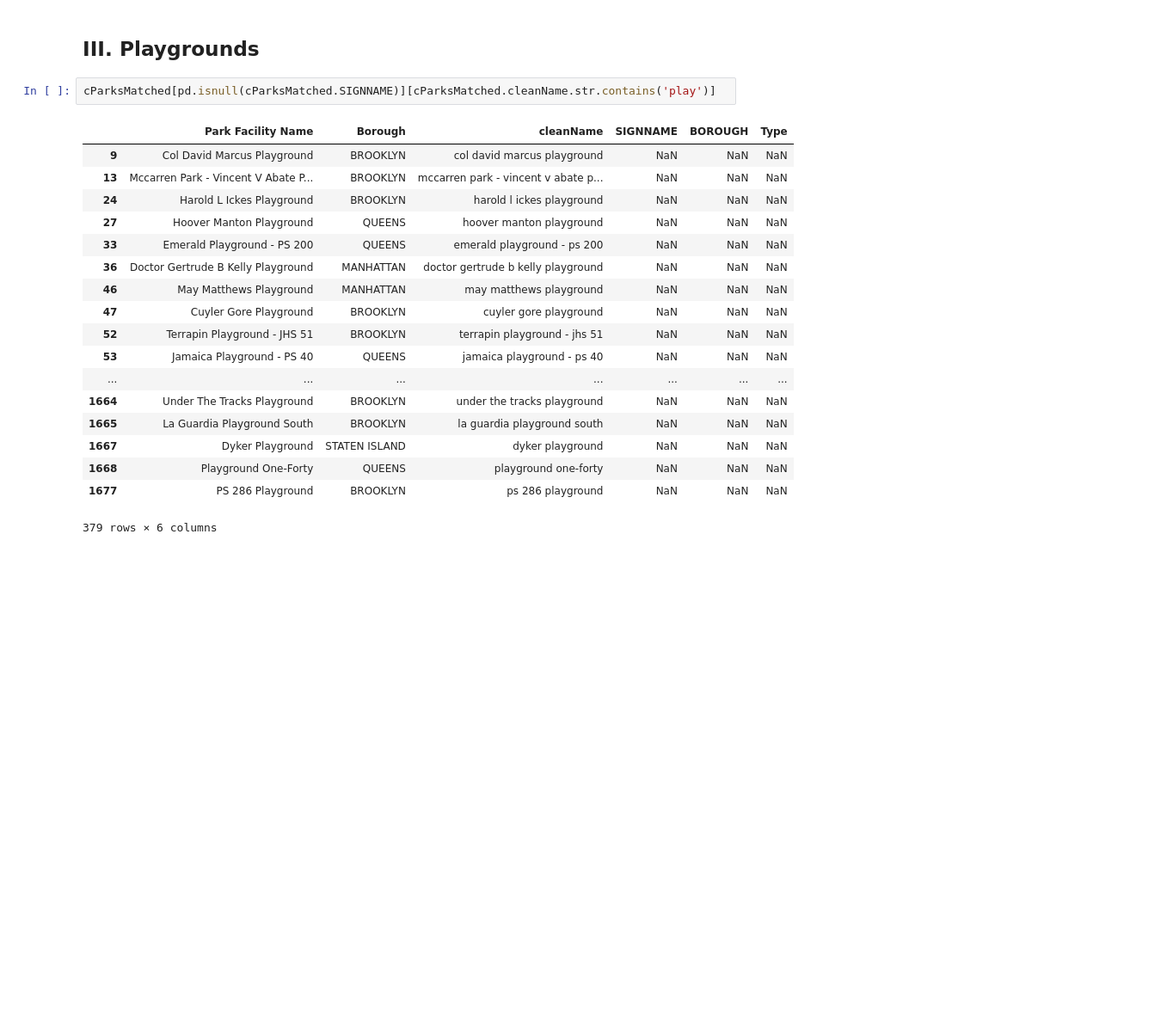
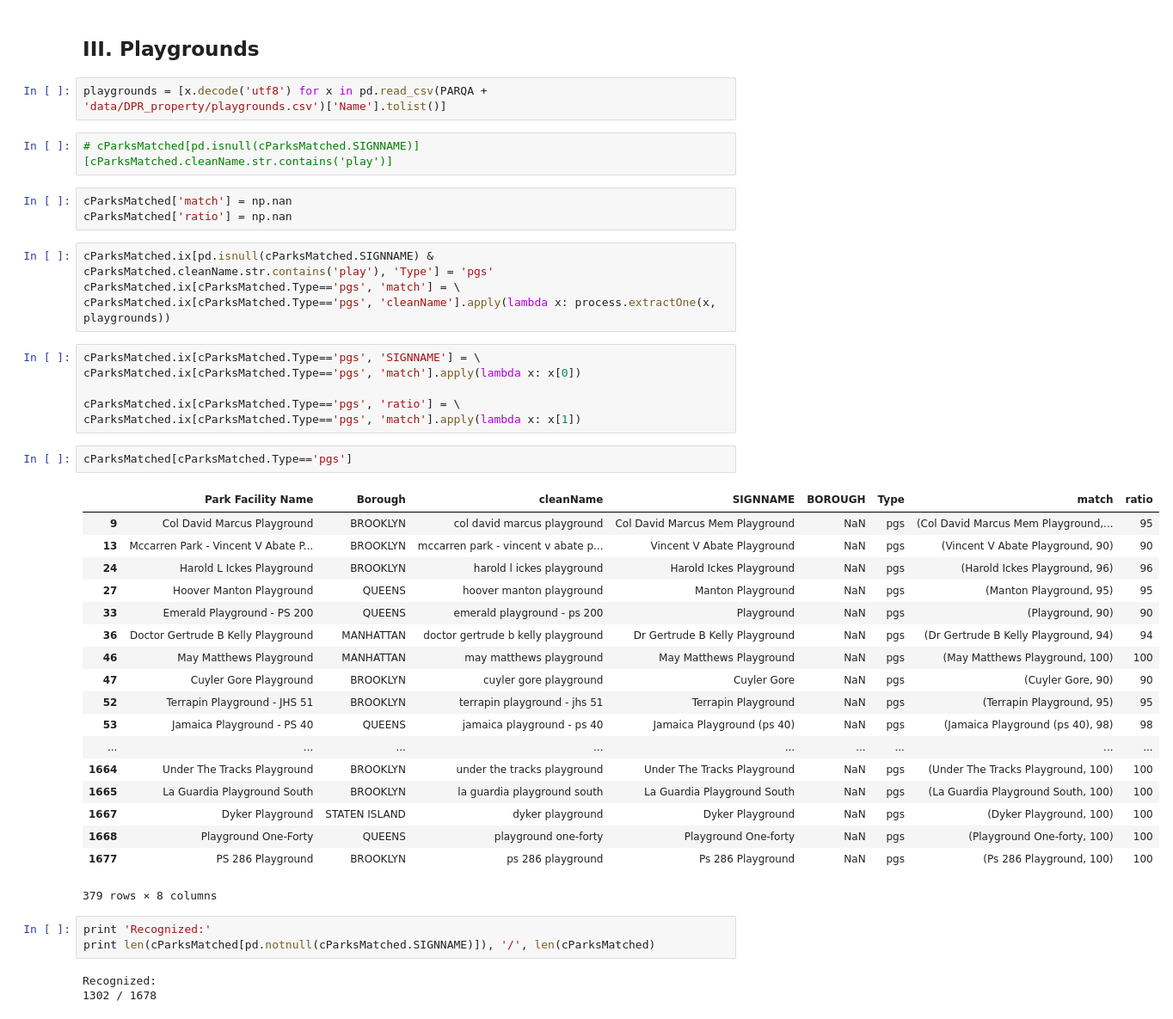
Before and after one commit to gdobler/parqa, a Jupyter notebook: 311/ONTOLOGY/Ontology2.0.ipynb, the cells around one changed output. Shown at 86% size. Cells and saved outputs as stored; diff of their text form; blank space fills up the shorter version.

```diff
--- a/311/ONTOLOGY/Ontology2.0.ipynb
+++ b/311/ONTOLOGY/Ontology2.0.ipynb
@@ -140,24 +140,47 @@ Recognized:
 923 / 1678
 # %% [markdown]
 ## III. Playgrounds
+# %%
+playgrounds = [x.decode('utf8') for x in pd.read_csv(PARQA + 'data/DPR_property/playgrounds.csv')['Name'].tolist()]
 # %%
-cParksMatched[pd.isnull(cParksMatched.SIGNNAME)][cParksMatched.cleanName.str.contains('play')]
+# cParksMatched[pd.isnull(cParksMatched.SIGNNAME)][cParksMatched.cleanName.str.contains('play')]
-# %% [output]
-|  | Park Facility Name | Borough | cleanName | SIGNNAME | BOROUGH | Type |
-| 9 | Col David Marcus Playground | BROOKLYN | col david marcus playground | NaN | NaN | NaN |
-| 13 | Mccarren Park - Vincent V Abate P... | BROOKLYN | mccarren park - vincent v abate p... | NaN | NaN | NaN |
-| 24 | Harold L Ickes Playground | BROOKLYN | harold l ickes playground | NaN | NaN | NaN |
-| 27 | Hoover Manton Playground | QUEENS | hoover manton playground | NaN | NaN | NaN |
-| 33 | Emerald Playground - PS 200 | QUEENS | emerald playground - ps 200 | NaN | NaN | NaN |
-| 36 | Doctor Gertrude B Kelly Playground | MANHATTAN | doctor gertrude b kelly playground | NaN | NaN | NaN |
-| 46 | May Matthews Playground | MANHATTAN | may matthews playground | NaN | NaN | NaN |
-| 47 | Cuyler Gore Playground | BROOKLYN | cuyler gore playground | NaN | NaN | NaN |
-| 52 | Terrapin Playground - JHS 51 | BROOKLYN | terrapin playground - jhs 51 | NaN | NaN | NaN |
-| 53 | Jamaica Playground - PS 40 | QUEENS | jamaica playground - ps 40 | NaN | NaN | NaN |
-| ... | ... | ... | ... | ... | ... | ... |
-| 1664 | Under The Tracks Playground | BROOKLYN | under the tracks playground | NaN | NaN | NaN |
-| 1665 | La Guardia Playground South | BROOKLYN | la guardia playground south | NaN | NaN | NaN |
-| 1667 | Dyker Playground | STATEN ISLAND | dyker playground | NaN | NaN | NaN |
-| 1668 | Playground One-Forty | QUEENS | playground one-forty | NaN | NaN | NaN |
-| 1677 | PS 286 Playground | BROOKLYN | ps 286 playground | NaN | NaN | NaN |
-379 rows × 6 columns
+# %%
+cParksMatched['match'] = np.nan
+cParksMatched['ratio'] = np.nan
+# %%
+cParksMatched.ix[pd.isnull(cParksMatched.SIGNNAME) & cParksMatched.cleanName.str.contains('play'), 'Type'] = 'pgs'
+cParksMatched.ix[cParksMatched.Type=='pgs', 'match'] = \
+cParksMatched.ix[cParksMatched.Type=='pgs', 'cleanName'].apply(lambda x: process.extractOne(x, playgrounds))
+# %%
+cParksMatched.ix[cParksMatched.Type=='pgs', 'SIGNNAME'] = \
+cParksMatched.ix[cParksMatched.Type=='pgs', 'match'].apply(lambda x: x[0])
+
+cParksMatched.ix[cParksMatched.Type=='pgs', 'ratio'] = \
+cParksMatched.ix[cParksMatched.Type=='pgs', 'match'].apply(lambda x: x[1])
+# %%
+cParksMatched[cParksMatched.Type=='pgs']
+# %% [output]
+|  | Park Facility Name | Borough | cleanName | SIGNNAME | BOROUGH | Type | match | ratio |
+| 9 | Col David Marcus Playground | BROOKLYN | col david marcus playground | Col David Marcus Mem Playground | NaN | pgs | (Col David Marcus Mem Playground,... | 95 |
+| 13 | Mccarren Park - Vincent V Abate P... | BROOKLYN | mccarren park - vincent v abate p... | Vincent V Abate Playground | NaN | pgs | (Vincent V Abate Playground, 90) | 90 |
+| 24 | Harold L Ickes Playground | BROOKLYN | harold l ickes playground | Harold Ickes Playground | NaN | pgs | (Harold Ickes Playground, 96) | 96 |
+| 27 | Hoover Manton Playground | QUEENS | hoover manton playground | Manton Playground | NaN | pgs | (Manton Playground, 95) | 95 |
+| 33 | Emerald Playground - PS 200 | QUEENS | emerald playground - ps 200 | Playground | NaN | pgs | (Playground, 90) | 90 |
+| 36 | Doctor Gertrude B Kelly Playground | MANHATTAN | doctor gertrude b kelly playground | Dr Gertrude B Kelly Playground | NaN | pgs | (Dr Gertrude B Kelly Playground, 94) | 94 |
+| 46 | May Matthews Playground | MANHATTAN | may matthews playground | May Matthews Playground | NaN | pgs | (May Matthews Playground, 100) | 100 |
+| 47 | Cuyler Gore Playground | BROOKLYN | cuyler gore playground | Cuyler Gore | NaN | pgs | (Cuyler Gore, 90) | 90 |
+| 52 | Terrapin Playground - JHS 51 | BROOKLYN | terrapin playground - jhs 51 | Terrapin Playground | NaN | pgs | (Terrapin Playground, 95) | 95 |
+| 53 | Jamaica Playground - PS 40 | QUEENS | jamaica playground - ps 40 | Jamaica Playground (ps 40) | NaN | pgs | (Jamaica Playground (ps 40), 98) | 98 |
+| ... | ... | ... | ... | ... | ... | ... | ... | ... |
+| 1664 | Under The Tracks Playground | BROOKLYN | under the tracks playground | Under The Tracks Playground | NaN | pgs | (Under The Tracks Playground, 100) | 100 |
+| 1665 | La Guardia Playground South | BROOKLYN | la guardia playground south | La Guardia Playground South | NaN | pgs | (La Guardia Playground South, 100) | 100 |
+| 1667 | Dyker Playground | STATEN ISLAND | dyker playground | Dyker Playground | NaN | pgs | (Dyker Playground, 100) | 100 |
+| 1668 | Playground One-Forty | QUEENS | playground one-forty | Playground One-forty | NaN | pgs | (Playground One-forty, 100) | 100 |
+| 1677 | PS 286 Playground | BROOKLYN | ps 286 playground | Ps 286 Playground | NaN | pgs | (Ps 286 Playground, 100) | 100 |
+379 rows × 8 columns
+# %%
+print 'Recognized:'
+print len(cParksMatched[pd.notnull(cParksMatched.SIGNNAME)]), '/', len(cParksMatched)
+# %% [output]
+Recognized:
+1302 / 1678
```
Also changed, not shown: parts of 9 cells of this notebook, 3 other files.
